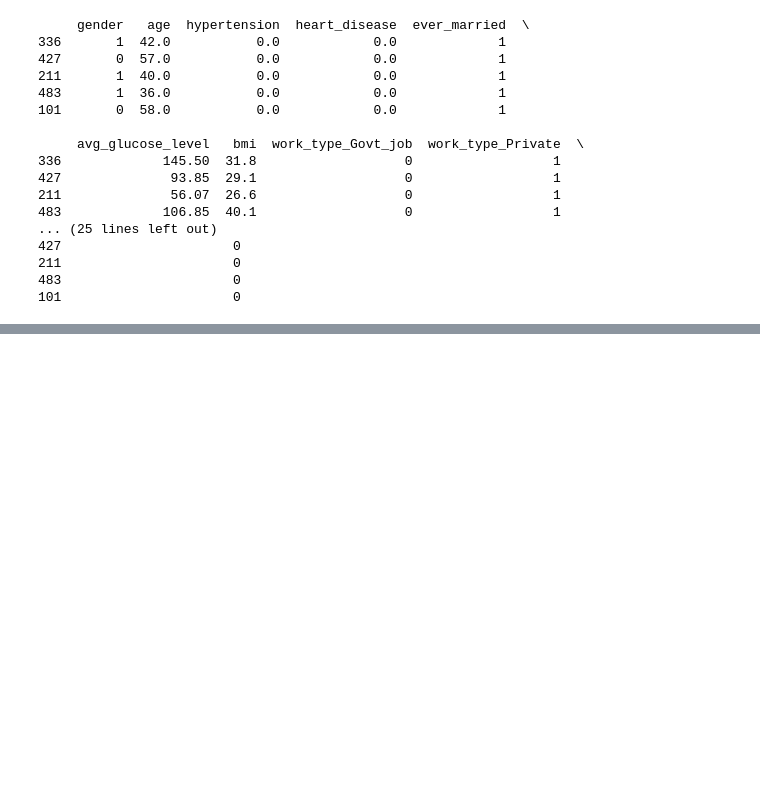
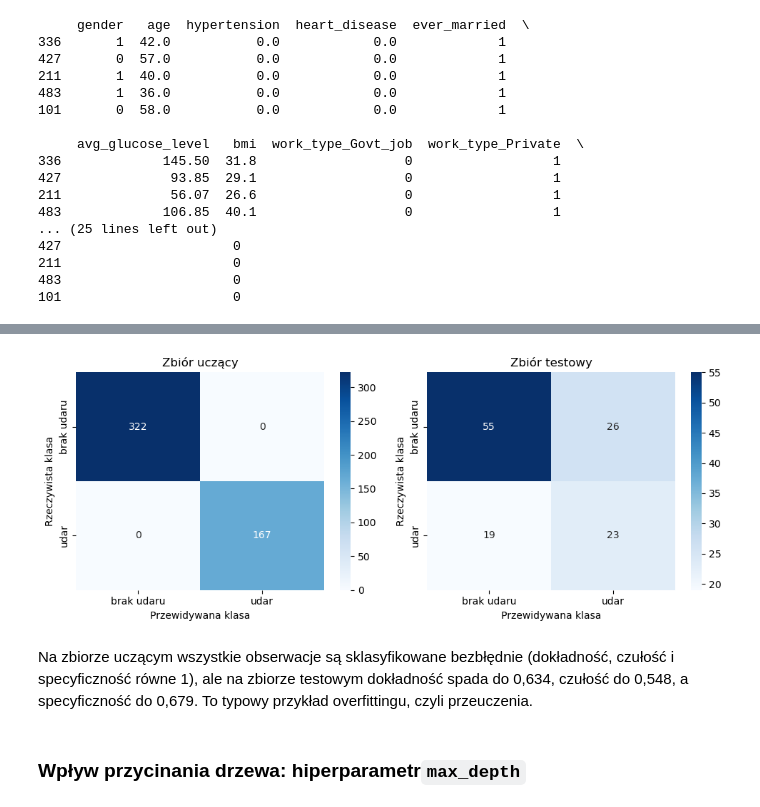
Before and after one commit to waclawik/Uczenie-maszynowe, a Jupyter notebook: Ćw_3_Wacławik_Zientarska.ipynb, the cells around one changed output, grey strips where cells are left out. Cells and saved outputs as stored; diff of their text form; code cells hidden in the pictures; blank space fills up the shorter version.

```diff
--- a/Ćw_3_Wacławik_Zientarska.ipynb
+++ b/Ćw_3_Wacławik_Zientarska.ipynb
@@ -316,3 +276,0 @@ plt.show()
-# %%
-model2 = DecisionTreeClassifier(max_depth=3)
-model2.fit(X_train, y_train)
@@ -332,3 +276,0 @@ plt.show()
-# %%
-model3 = DecisionTreeClassifier(max_depth=5)
-model3.fit(X_train, y_train)
@@ -358,0 +330,6 @@ plt.show()
+# %%
+drzewo_pelne = DecisionTreeClassifier(random_state=42)
+drzewo_pelne.fit(X_train, y_train)
+
+print("Liczba liści:", drzewo_pelne.get_n_leaves(), ", głębokość:", drzewo_pelne.get_depth())
+ocen_model(drzewo_pelne)
@@ -358,0 +341,16 @@ plt.show()
+# %%
+fig, osie = plt.subplots(1, 2, figsize=(10, 4))
+for os_, (tytul, X_, y_) in zip(osie, [("Zbiór uczący", X_train, y_train), ("Zbiór testowy", X_test, y_test)]):
+    sns.heatmap(confusion_matrix(y_, drzewo_pelne.predict(X_)), annot=True, fmt="d", ax=os_,
+                xticklabels=["brak udaru", "udar"], yticklabels=["brak udaru", "udar"])
+    os_.set_title(tytul)
+    os_.set_xlabel("Przewidywana klasa")
+    os_.set_ylabel("Rzeczywista klasa")
+plt.tight_layout()
+plt.show()
+# %% [output]
+[figure, added]
+# %% [markdown]
+Na zbiorze uczącym wszystkie obserwacje są sklasyfikowane bezbłędnie (dokładność, czułość i specyficzność równe 1), ale na zbiorze testowym dokładność spada do 0,634, czułość do 0,548, a specyficzność do 0,679. To typowy przykład overfittingu, czyli przeuczenia.
+# %% [markdown]
+### Wpływ przycinania drzewa: hiperparametr`max_depth`
```
Also changed, not shown: parts of 67 cells of this notebook, 2 other files.
